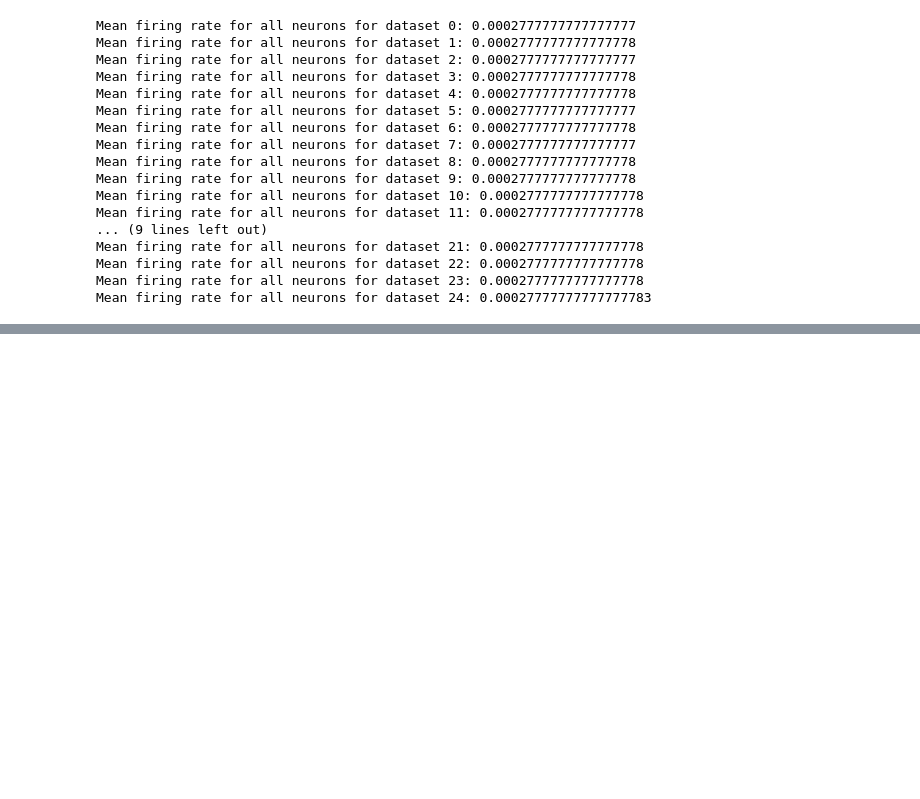
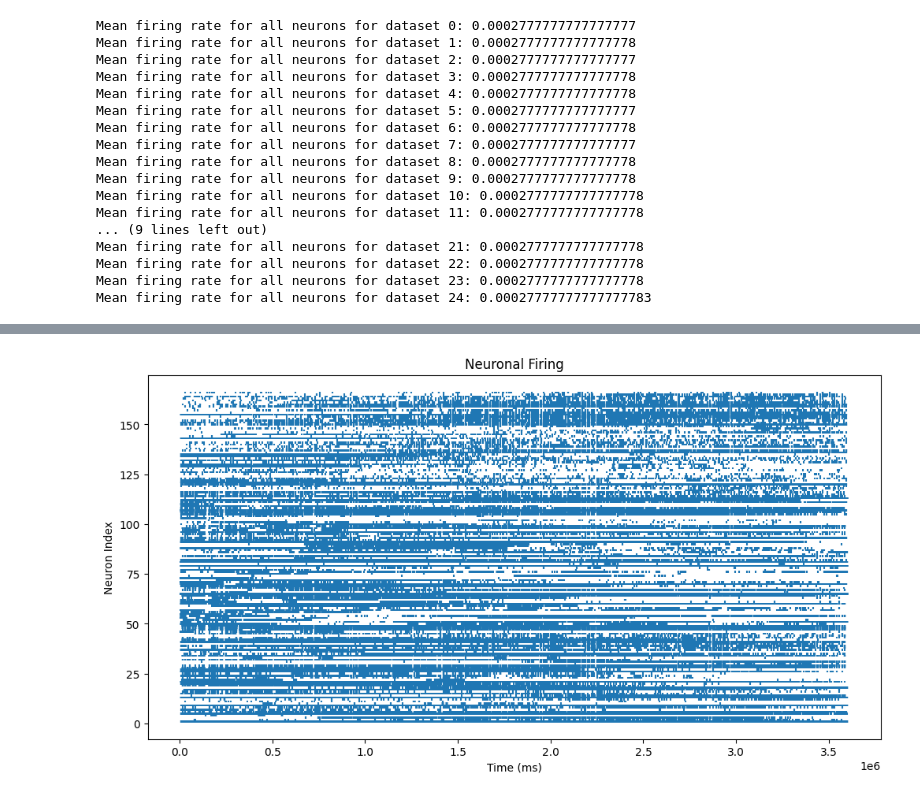
Before and after one commit to Neermita18/NeuroML, a Jupyter notebook: somatosensory_mouse_spike_data.ipynb, the cells around one changed output, grey strips where cells are left out. Saved outputs shown, nothing was run; the diff lists cells and outputs as text; code cells hidden in the pictures; blank space fills up the shorter version.

```diff
--- a/process.ipynb
+++ b/somatosensory_mouse_spike_data.ipynb
@@ -147,0 +167,14 @@ Mean firing rate for all neurons for dataset 24: 0.00027777777777777783
+# %%
+def plot_raster(spikes):
+    plt.figure(figsize=(12,6))
+    for neuron_idx, sp in enumerate(spikes):
+        spike_times = sp[0]
+        plt.vlines(spike_times, neuron_idx + 0.5, neuron_idx + 1.5)
+    plt.xlabel("Time (ms)")
+    plt.ylabel("Neuron Index")
+    plt.title("Neuronal Firing")
+    plt.show()
+
+plot_raster(spikes)
+# %% [output]
+[figure, added]
```
Also changed, not shown: parts of 4 cells of this notebook.
